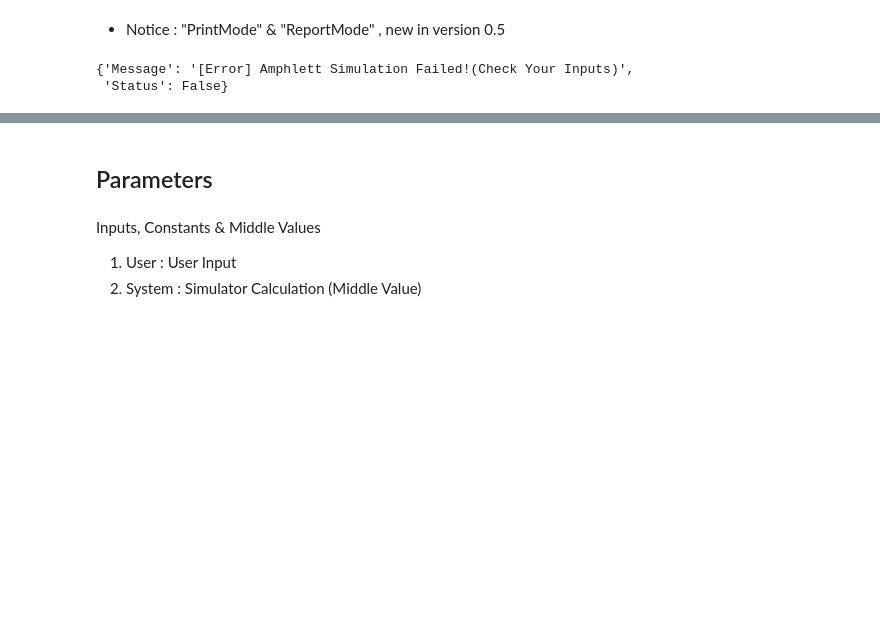
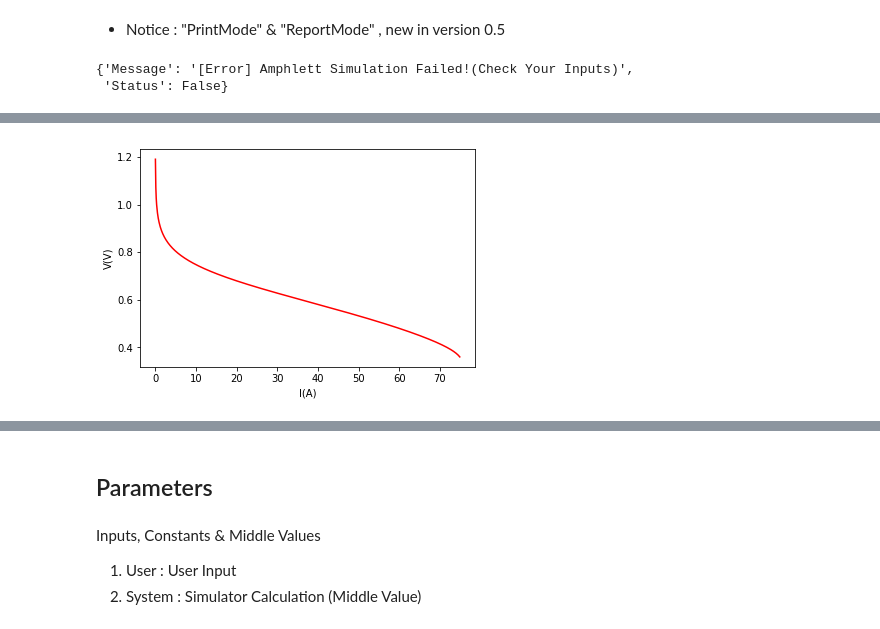
Before and after one commit to ECSIM/opem, a Jupyter notebook: Documents/Amphlett.ipynb, the cells around one changed output, grey strips where cells are left out. Drawn from its saved outputs; the diff is of its cells as text; code cells hidden in the pictures; blank space fills up the shorter version.

```diff
--- a/Documents/Amphlett.ipynb
+++ b/Documents/Amphlett.ipynb
@@ -321,0 +346,4 @@ Static_Analysis(InputMethod={},TestMode=True,PrintMode=False,ReportMode=True)
+# %%
+plot_func(data["I"],data["V"],"I(A)","V(V)","red")
+# %% [output]
+[figure, added]
```
Also changed, not shown: parts of 12 cells of this notebook, 3 other files.
